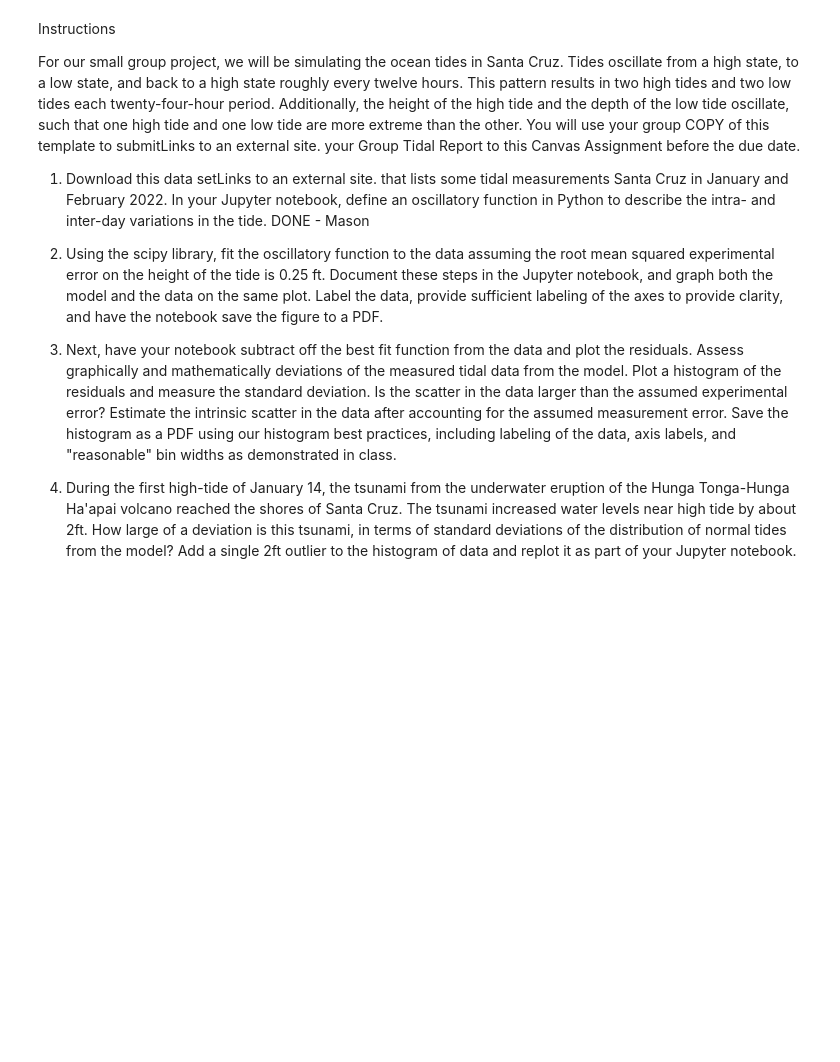
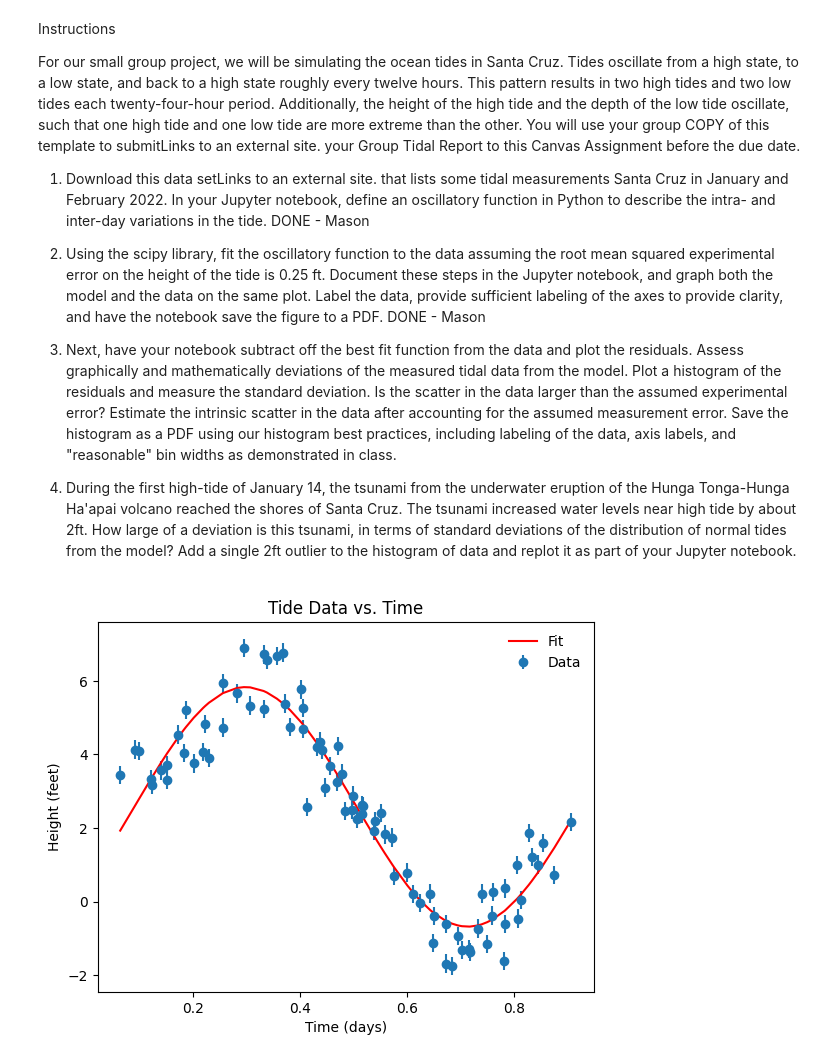
Before and after one commit to omrynskyi/GroupProject_ASTR19, a Jupyter notebook: GroupProject.ipynb, the cells around one changed output. Drawn from its saved outputs; the diff is of its cells as text; code cells hidden in the pictures; blank space fills up the shorter version.

Commit message:
Completed project #2 - Mason

```diff
--- a/GroupProject.ipynb
+++ b/GroupProject.ipynb
@@ -5,7 +5,7 @@ For our small group project, we will be simulating the ocean tides in Santa Cruz
 
 1) Download this data setLinks to an external site. that lists some tidal measurements Santa Cruz in January and February 2022. In your Jupyter notebook, define an oscillatory function in Python to describe the intra- and inter-day variations in the tide. DONE - Mason
 
-2) Using the scipy library, fit the oscillatory function to the data assuming the root mean squared experimental error on the height of the tide is 0.25 ft. Document these steps in the Jupyter notebook, and graph both the model and the data on the same plot. Label the data, provide sufficient labeling of the axes to provide clarity, and have the notebook save the figure to a PDF.
+2) Using the scipy library, fit the oscillatory function to the data assuming the root mean squared experimental error on the height of the tide is 0.25 ft. Document these steps in the Jupyter notebook, and graph both the model and the data on the same plot. Label the data, provide sufficient labeling of the axes to provide clarity, and have the notebook save the figure to a PDF. DONE - Mason
 
 3) Next, have your notebook subtract off the best fit function from the data and plot the residuals. Assess graphically and mathematically deviations of the measured tidal data from the model. Plot a histogram of the residuals and measure the standard deviation. Is the scatter in the data larger than the assumed experimental error? Estimate the intrinsic scatter in the data after accounting for the assumed measurement error. Save the histogram as a PDF using our histogram best practices, including labeling of the data, axis labels, and "reasonable" bin widths as demonstrated in class.
 
@@ -48,3 +48,20 @@ y_err = np.full(len(y), 0.25)
 # Define the Oscillatory function
 def oscfunc(x, a, b, c, d):
     return a * np.sin(b * x + c) + d
+# %%
+params, _ = curve_fit(oscfunc, x, y, sigma=y_err)
+
+x_model = np.sort(x)
+y_model = oscfunc(x_model, *params)
+
+plt.errorbar(x, y, yerr=y_err, fmt="o", label="Data")
+plt.plot(x_model, y_model,color="red" ,label="Fit")
+plt.xlabel("Time (days)")
+plt.ylabel("Height (feet)")
+plt.title("Tide Data vs. Time")
+plt.legend(frameon=False)
+fig = plt.gcf()
+plt.show()
+fig.savefig("TideData.pdf", bbox_inches="tight")
+# %% [output]
+[figure, added]
```
Also changed, not shown: 1 other file.
